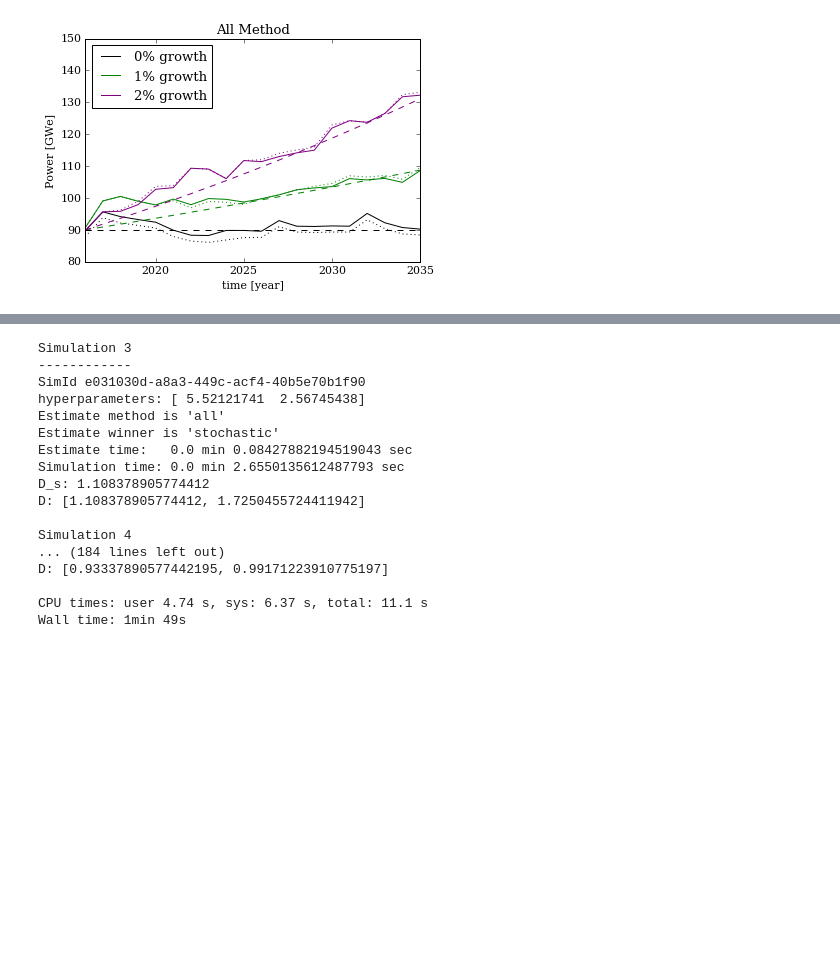
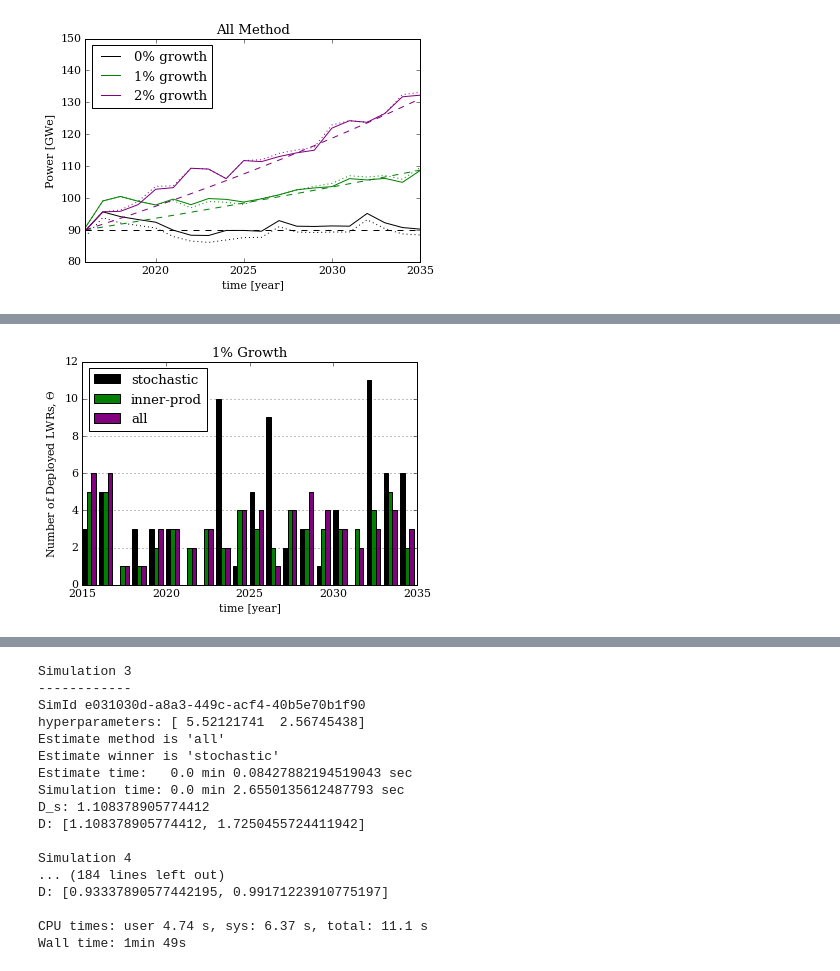
Before and after one commit to scopatz/fc-deploy-opt, a Jupyter notebook: cases.ipynb, the cells around one changed output, grey strips where cells are left out. Saved outputs shown, nothing was run; the diff lists cells and outputs as text; code cells hidden in the pictures; blank space fills up the shorter version.

```diff
--- a/cases.ipynb
+++ b/cases.ipynb
@@ -349,0 +373,4 @@ demand_product([state0all, state1all, state2all], 'All')
+# %%
+deploy_plot([state1sto, state1inn, state1all], dlabels, dcolors, 1)
+# %% [output]
+[figure, added]
```
Also changed, not shown: parts of 3 cells of this notebook, 6 other files.
